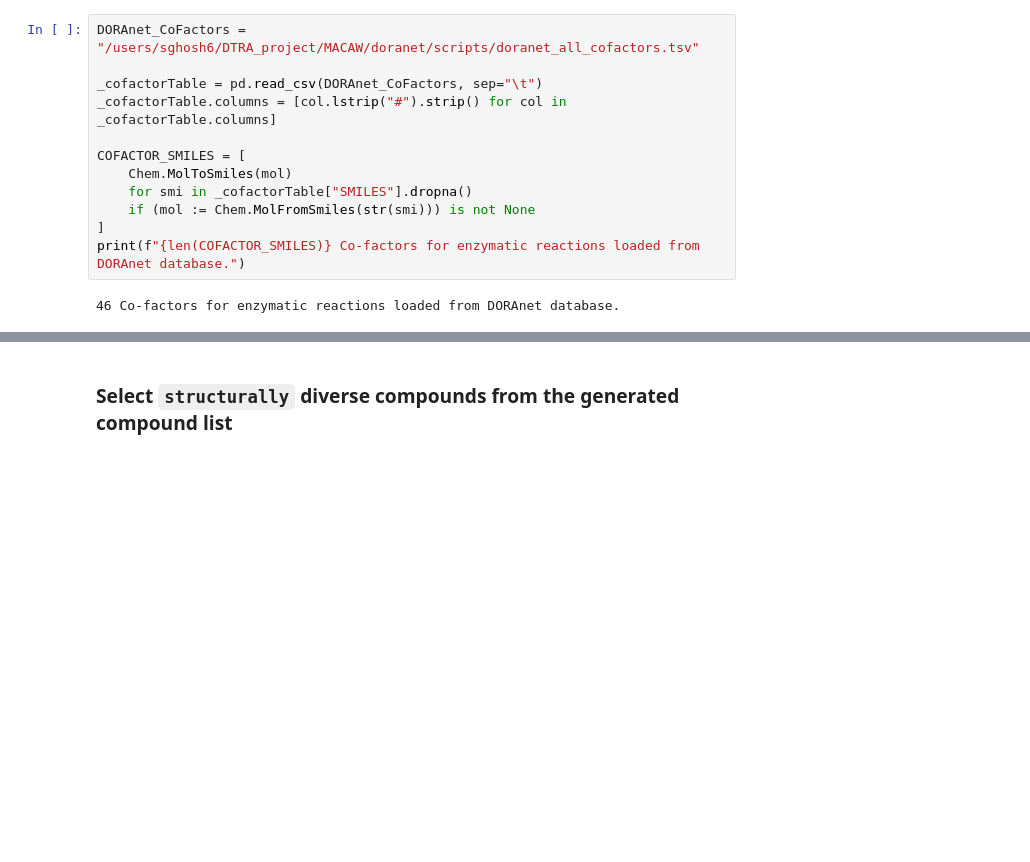
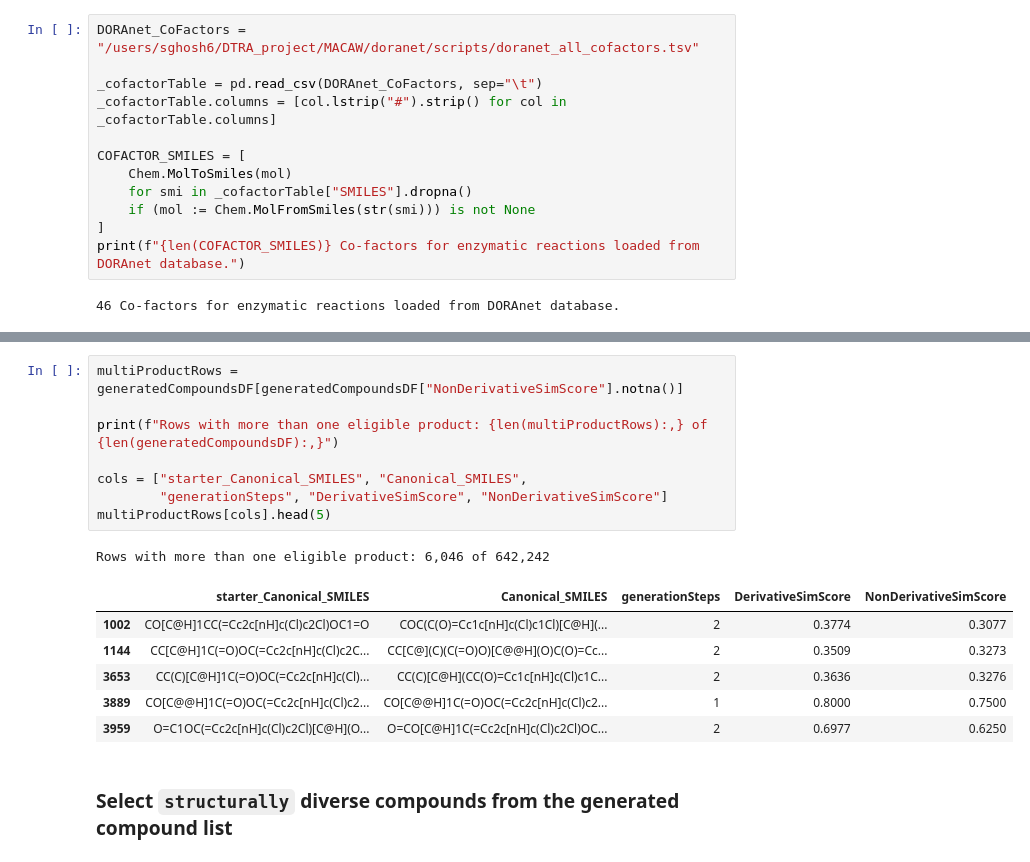
Before and after one commit to soumyadeepghosh35/doranet, a Jupyter notebook: scripts/RetroTide_basidalinPrecursor/allReactants_gen2/generatedMolecules.ipynb, the cells around one changed output, grey strips where cells are left out. Drawn from its saved outputs; the diff is of its cells as text; blank space fills up the shorter version.

```diff
--- a/scripts/RetroTide_basidalinPrecursor/allReactants_gen2/generatedMolecules.ipynb
+++ b/scripts/RetroTide_basidalinPrecursor/allReactants_gen2/generatedMolecules.ipynb
@@ -632,3 +998,19 @@ Saved to: basidalinPrecursor_gen2_generated_compounds.csv
+# %%
+multiProductRows = generatedCompoundsDF[generatedCompoundsDF["NonDerivativeSimScore"].notna()]
+
+print(f"Rows with more than one eligible product: {len(multiProductRows):,} of {len(generatedCompoundsDF):,}")
+
+cols = ["starter_Canonical_SMILES", "Canonical_SMILES",
+        "generationSteps", "DerivativeSimScore", "NonDerivativeSimScore"]
+multiProductRows[cols].head(5)
+# %% [output]
+Rows with more than one eligible product: 6,046 of 642,242
+|  | starter_Canonical_SMILES | Canonical_SMILES | generationSteps | DerivativeSimScore | NonDerivativeSimScore |
+| 1002 | CO[C@H]1CC(=Cc2c[nH]c(Cl)c2Cl)OC1=O | COC(C(O)=Cc1c[nH]c(Cl)c1Cl)[C@H](... | 2 | 0.3774 | 0.3077 |
+| 1144 | CC[C@H]1C(=O)OC(=Cc2c[nH]c(Cl)c2C... | CC[C@](C)(C(=O)O)[C@@H](O)C(O)=Cc... | 2 | 0.3509 | 0.3273 |
+| 3653 | CC(C)[C@H]1C(=O)OC(=Cc2c[nH]c(Cl)... | CC(C)[C@H](CC(O)=Cc1c[nH]c(Cl)c1C... | 2 | 0.3636 | 0.3276 |
+| 3889 | CO[C@@H]1C(=O)OC(=Cc2c[nH]c(Cl)c2... | CO[C@@H]1C(=O)OC(=Cc2c[nH]c(Cl)c2... | 1 | 0.8000 | 0.7500 |
+| 3959 | O=C1OC(=Cc2c[nH]c(Cl)c2Cl)[C@H](O... | O=CO[C@H]1C(=Cc2c[nH]c(Cl)c2Cl)OC... | 2 | 0.6977 | 0.6250 |
 # %% [markdown]
 ### Select `structurally` diverse compounds from the generated compound list
 # %% [raw]
```
Also changed, not shown: parts of 34 cells of this notebook, 5 other files.
